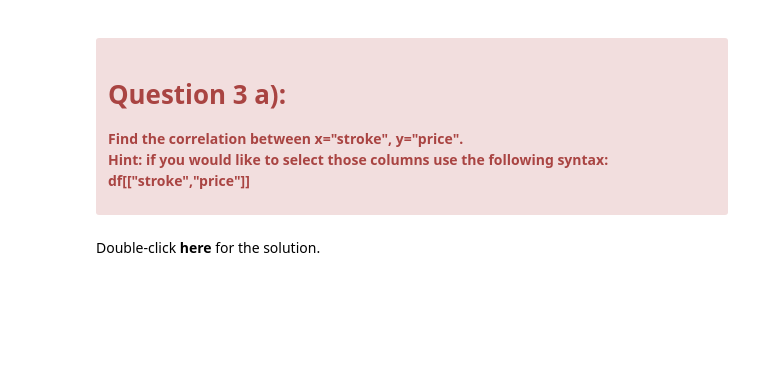
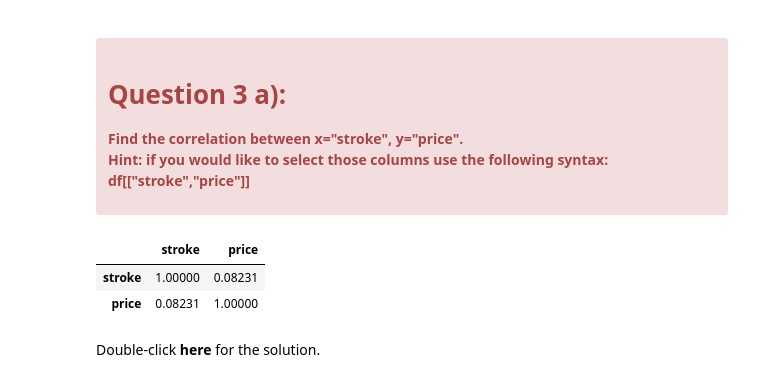
Before and after one commit to hzitoun/cognitiveclass-applied-data-science-with-python, a Jupyter notebook: 2_Data Analysis with Python/3_exploratory_data/DA0101EN-JL-Review-Exploratory_Data_Analysis.ipynb, the cells around one changed output. Cells and saved outputs as stored; diff of their text form; code cells hidden in the pictures; blank space fills up the shorter version.

```diff
--- a/2_Data Analysis with Python/3_exploratory_data/DA0101EN-JL-Review-Exploratory_Data_Analysis.ipynb
+++ b/2_Data Analysis with Python/3_exploratory_data/DA0101EN-JL-Review-Exploratory_Data_Analysis.ipynb
@@ -133,6 +203,12 @@ df[['peak-rpm','price']].corr()
 <b> Find the correlation  between x="stroke", y="price".
 <br>Hint: if you would like to select those columns  use the following syntax: df[["stroke","price"]]</bbr>  </b>
 </div>
+# %%
+df[["stroke","price"]].corr()
+# %% [output]
+|  | stroke | price |
+| stroke | 1.00000 | 0.08231 |
+| price | 0.08231 | 1.00000 |
 # %% [markdown]
 Double-click __here__ for the solution.
 
```
Also changed, not shown: parts of 44 cells of this notebook.
